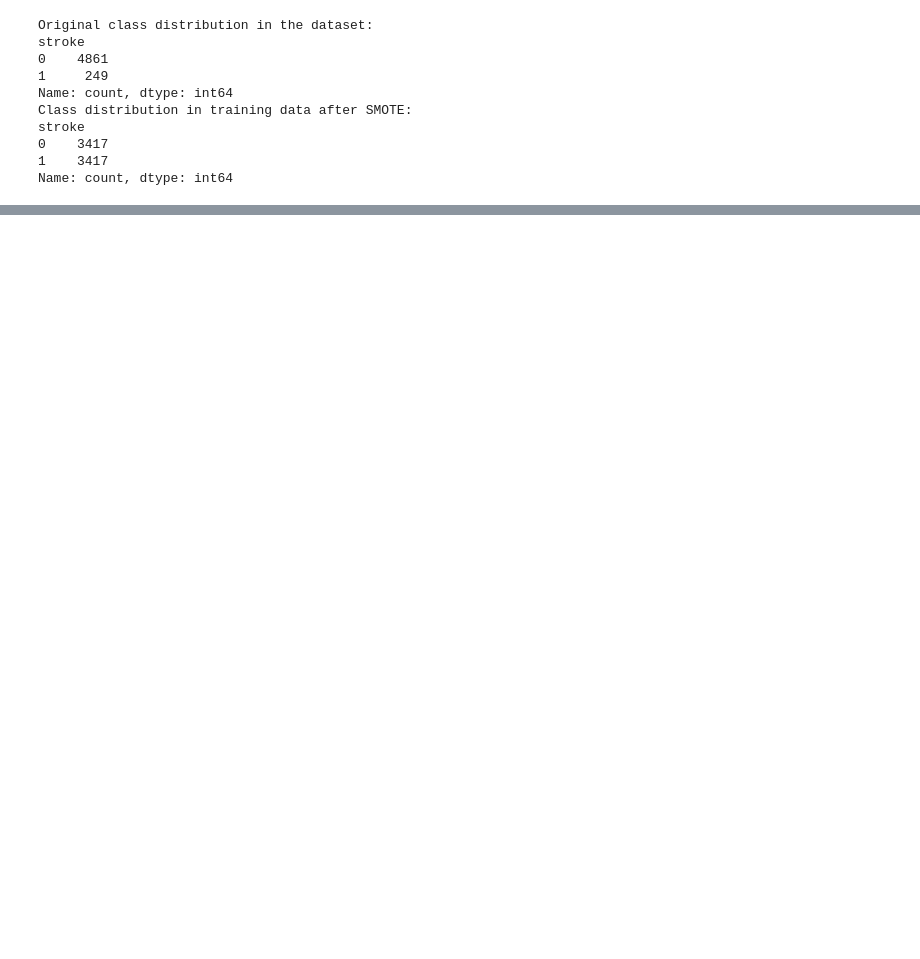
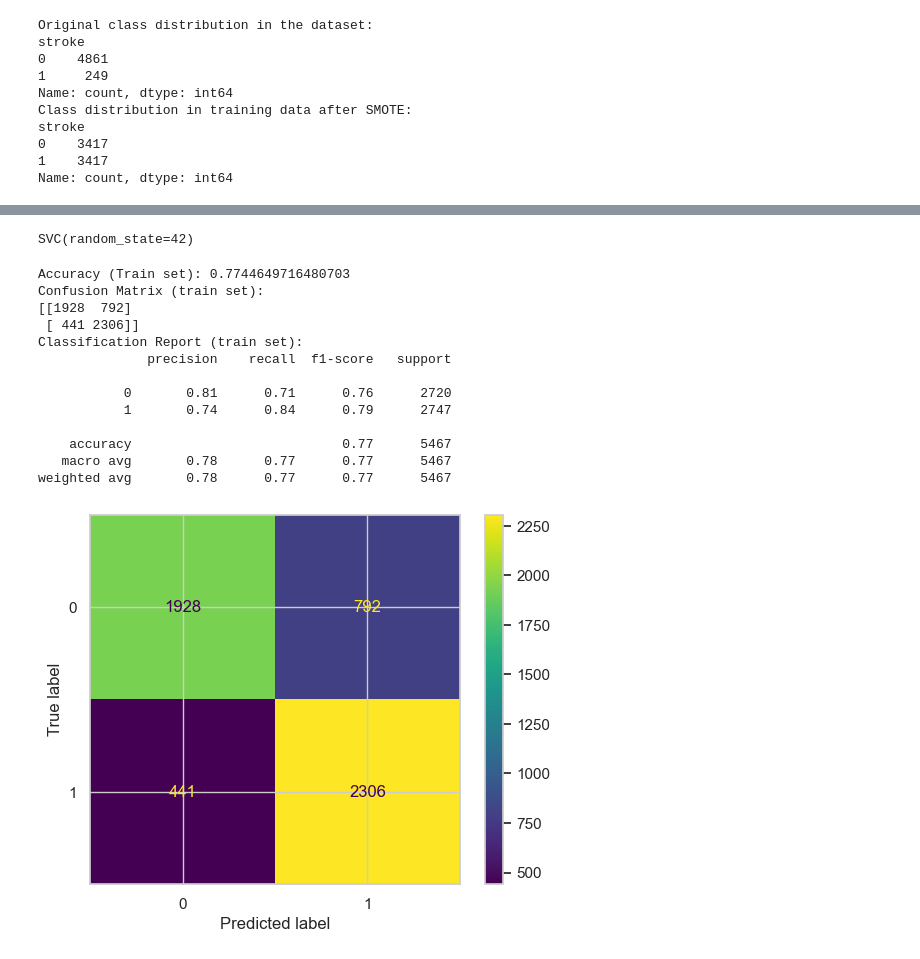
Before and after one commit to sanchick02/MLPCGroupAssignment7, a Jupyter notebook: mlpccc.ipynb, the cells around one changed output, grey strips where cells are left out. Saved outputs shown, nothing was run; the diff lists cells and outputs as text; code cells hidden in the pictures; blank space fills up the shorter version.

```diff
--- a/mlpccc.ipynb
+++ b/mlpccc.ipynb
@@ -360,7 +400,7 @@ df.drop('id', axis=1, inplace=True)
 # %%
 # Fill missing values in 'bmi' column with the mean
 mean_bmi = df['bmi'].mean()
-df['bmi'].fillna(mean_bmi, inplace=True)
+df['bmi'] = df['bmi'].fillna(mean_bmi)
 
 # Check for missing values after filling
 missing_values = df.isnull().sum()
@@ -534,0 +529,39 @@ weighted avg       0.78      0.78      0.78      1367
+# %%
+# Instantiate the model
+SVM = SVC(random_state=42)
+
+# Fit the model
+SVM.fit(X_train, y_train)
+# %% [output]
+SVC(random_state=42)
+# %%
+# Predict on training and test set
+y_pred_train = SVM.predict(X_train)
+y_pred_test = SVM.predict(X_test)
+# %%
+# Evaluate on the training set
+accuracy_train = accuracy_score(y_train, y_pred_train)
+print("Accuracy (Train set):", accuracy_train)
+print("Confusion Matrix (train set):")
+print(confusion_matrix(y_train, y_pred_train))
+print("Classification Report (train set):")
+print(classification_report(y_train, y_pred_train))
+confusing_matrix = confusion_matrix(y_train, y_pred_train)
+sns.set_context('notebook')
+ConfusionMatrixDisplay(confusion_matrix=confusing_matrix).plot()
+plt.show()
+# %% [output]
+Accuracy (Train set): 0.7744649716480703
+Confusion Matrix (train set):
+[[1928  792]
+ [ 441 2306]]
+Classification Report (train set):
+              precision    recall  f1-score   support
+
+           0       0.81      0.71      0.76      2720
+           1       0.74      0.84      0.79      2747
+
+    accuracy                           0.77      5467
+   macro avg       0.78      0.77      0.77      5467
+weighted avg       0.78      0.77      0.77      5467
+[figure, added]
```
Also changed, not shown: parts of 95 cells of this notebook.
